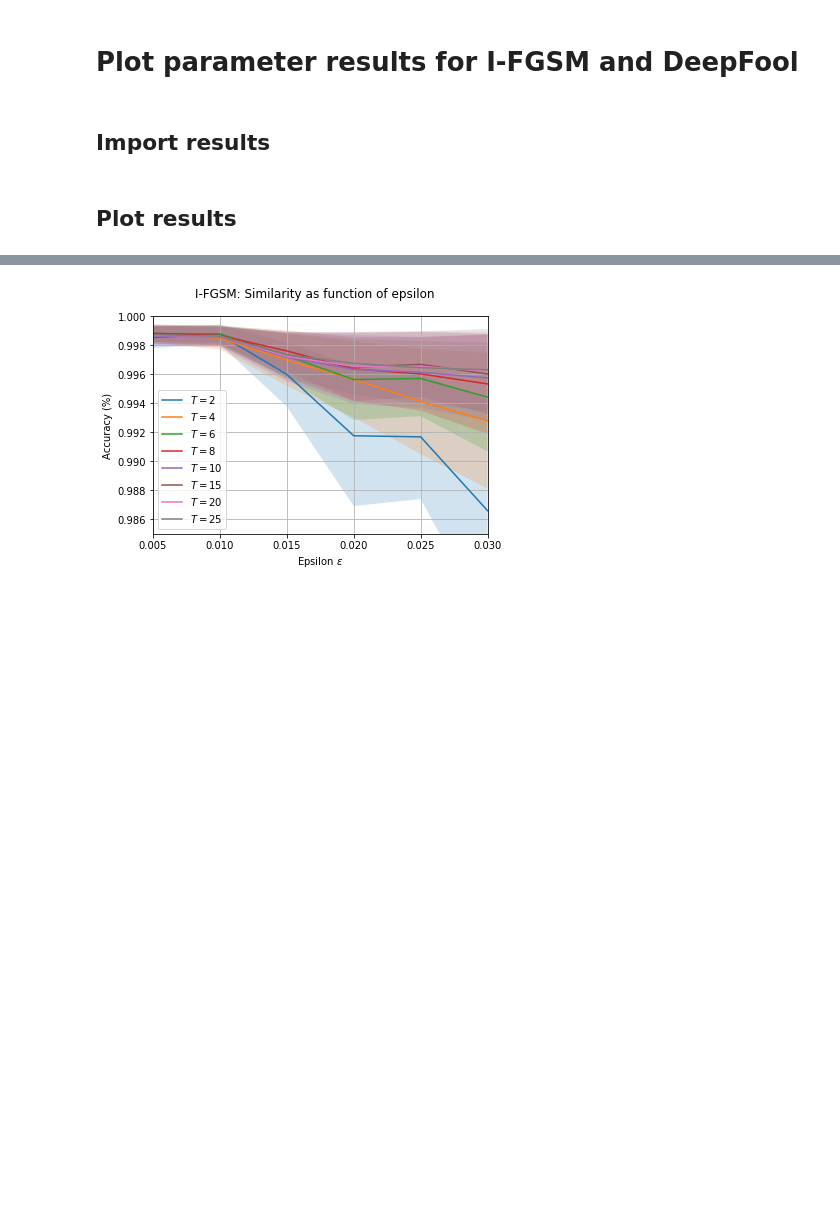
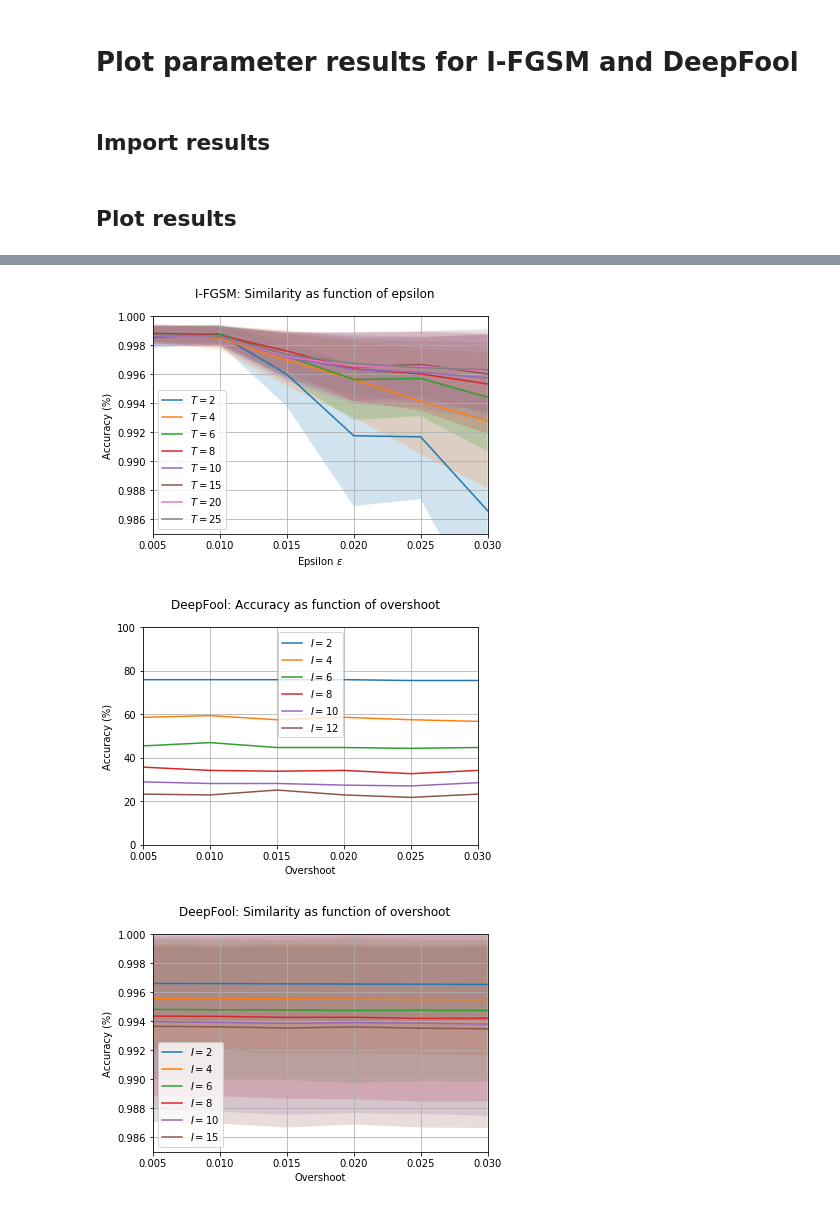
Before and after one commit to vkarlstrand/pie, a Jupyter notebook: plot_parameter_results.ipynb, the cells around one changed output, grey strips where cells are left out. Saved outputs shown, nothing was run; the diff lists cells and outputs as text; code cells hidden in the pictures; blank space fills up the shorter version.

Commit message:
Result plots

```diff
--- a/plot_parameter_results.ipynb
+++ b/plot_parameter_results.ipynb
@@ -22,6 +22,17 @@ with open("experiment_results/orig_Mean_Steps_" + ATTACK_METHOD + "_eps["+str(mi
     orig_IFGSM_mean_steps_arr = pickle.load(fp)
 with open("experiment_results/orig_Mean_Epsilon_" + ATTACK_METHOD + "_eps["+str(min(epsilon_values))+"-"+str(max(epsilon_values))+ "]_steps["+str(min(steps_values))+"-"+str(max(steps_values))+ "].npy", 'rb') as fp:
     orig_IFGSM_mean_epsilons_arr = pickle.load(fp)
+
+ATTACK_METHOD = "DeepFool"
+overshoots = np.array([0.005, 0.01, 0.015, 0.02, 0.025, 0.03])
+max_iters = np.array([2, 4, 6, 8, 10, 12])
+
+with open("experiment_results/Accuracy_" + ATTACK_METHOD + "_overshoot["+str(min(overshoot_values))+"-"+str(max(overshoot_values))+ "]_maxiter["+str(min(max_iter_values))+"-"+str(max(max_iter_values))+ "].npy", 'rb') as fp:
+    DeepFool_Accuracy_arr_new = pickle.load(fp)
+with open("experiment_results/Mean_Similarity_" + ATTACK_METHOD + "_overshoot["+str(min(overshoot_values))+"-"+str(max(overshoot_values))+ "]_maxiter["+str(min(max_iter_values))+"-"+str(max(max_iter_values))+ "].npy", 'rb') as fp:
+    DeepFool_mean_similarity_arr_new = pickle.load(fp)
+with open("experiment_results/Std_Similarity_" + ATTACK_METHOD + "_overshoot["+str(min(overshoot_values))+"-"+str(max(overshoot_values))+ "]_maxiter["+str(min(max_iter_values))+"-"+str(max(max_iter_values))+ "].npy", 'rb') as fp:
+    DeepFool_std_similarity_arr_new = pickle.load(fp)
 # %% [markdown]
 ## Plot results
 # %%
@@ -32,33 +43,68 @@ def plot_ifgsm_accuracy(epsilons, steps, data):
     ax.set_ylabel('Accuracy (%)')
     ax.set_xlim([epsilons[0], epsilons[-1]])
     ax.set_ylim([0, 100])
-    ax.legend(iter(lines), ['$T='+str(step)+'$' for step in steps])
+    ax.legend(iter(lines), ['$T='+str(step)+'$' for step in steps], loc='lower left')
     ax.grid('on')
     return fig
 
 def plot_ifgsm_similarity(epsilons, steps, means, stds):
     fig, ax = plt.subplots()
     lines = ax.plot(epsilons, means)
     k = 1
     for i in range(means.shape[1]):
         ax.fill_between(epsilons, means[:,i]+k*stds[:,i], means[:,i]-k*stds[:,i], alpha=0.2)
     ax.set_xlabel('Epsilon $\epsilon$')
     ax.set_ylabel('Accuracy (%)')
     ax.set_xlim([epsilons[0], epsilons[-1]])
     ax.set_ylim([0.985, 1])
-    ax.legend(iter(lines), ['$T='+str(step)+'$' for step in steps])
+    ax.legend(iter(lines), ['$T='+str(step)+'$' for step in steps], loc='lower left')
     ax.grid('on')
     return fig
 
+def plot_deepfool_accuracy(overshoots, max_iters, data):
+    fig, ax = plt.subplots()
+    lines = ax.plot(overshoots, data)
+    ax.set_xlabel('Overshoot')
+    ax.set_ylabel('Accuracy (%)')
+    ax.set_xlim([overshoots[0], overshoots[-1]])
+    ax.set_ylim([0, 100])
+    ax.legend(iter(lines), ['$I='+str(it)+'$' for it in max_iters], loc='lower left')
+    ax.grid('on')
+    return fig
+
+def plot_deepfool_similarity(overshoots, max_iters, means, stds):
+    fig, ax = plt.subplots()
+    lines = ax.plot(overshoots, means)
+    k = 1
+    for i in range(means.shape[1]):
+        ax.fill_between(overshoots, means[:,i]+k*stds[:,i], means[:,i]-k*stds[:,i], alpha=0.2)
+    ax.set_xlabel('Overshoot')
+    ax.set_ylabel('Accuracy (%)')
+    ax.set_xlim([overshoots[0], overshoots[-1]])
+    ax.set_ylim([0.985, 1])
+    ax.legend(iter(lines), ['$I='+str(it)+'$' for it in max_iters], loc='lower left')
+    ax.grid('on')
+    return fig
 
 fig = plot_ifgsm_accuracy(epsilons, steps, orig_IFGSM_Accuracy_arr)
 fig.suptitle('I-FGSM: Accuracy as function of epsilon')
 plt.savefig('res_ifgsm_acc.pdf')
 
 fig = plot_ifgsm_similarity(epsilons, steps, orig_IFGSM_mean_similarity_arr, orig_IFGSM_std_similarity_arr)
 fig.suptitle('I-FGSM: Similarity as function of epsilon')
 plt.savefig('res_ifgsm_sim.pdf')
+
+fig = plot_deepfool_accuracy(overshoots, max_iters, DeepFool_Accuracy_arr_new)
+fig.suptitle('DeepFool: Accuracy as function of overshoot')
+plt.savefig('res_deepfool_acc.pdf')
+
+fig = plot_deepfool_similarity(epsilons, steps, DeepFool_mean_similarity_arr_new, DeepFool_std_similarity_arr_new)
+fig.suptitle('DeepFool: Similarity as function of overshoot')
+plt.savefig('res_deepfool_sim.pdf')
+
 plt.show()
 # %% [output]
 [figure]
 [figure]
+[figure, added]
+[figure, added]
```
Also changed, not shown: 4 other files.
